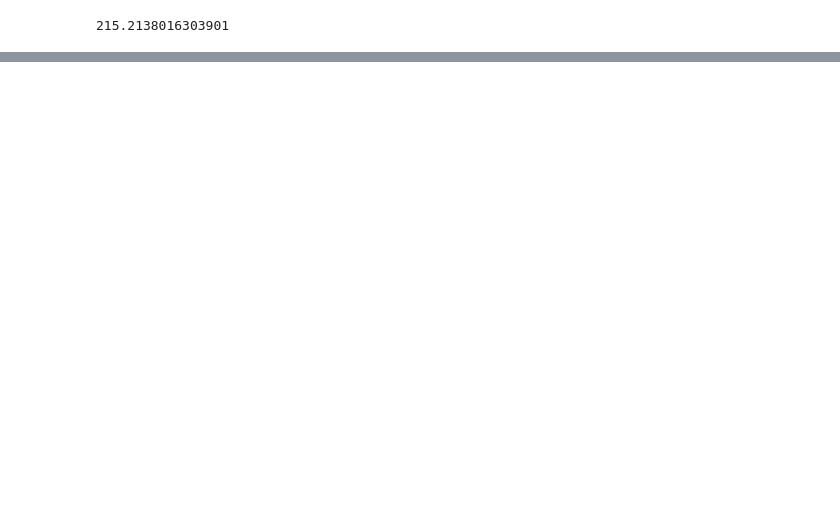
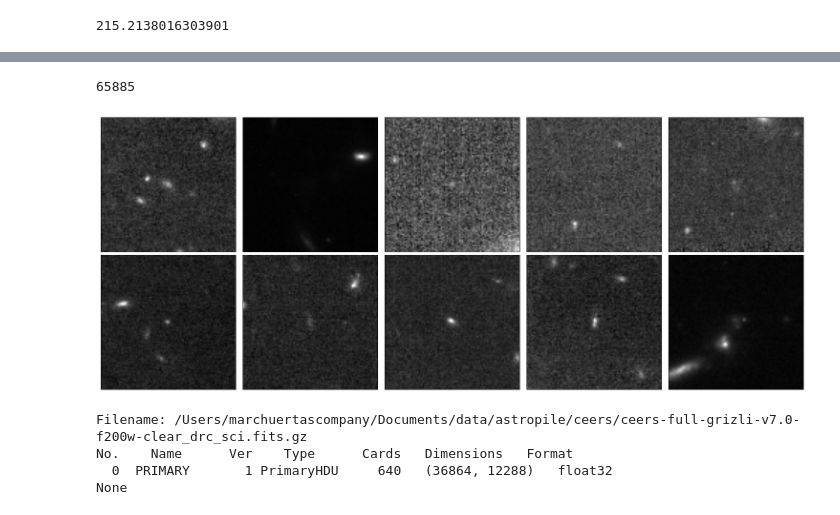
Before and after one commit to AstroPile/AstroPile_prototype, a Jupyter notebook: scripts/jwst/get_cosmosweb.ipynb, the cells around one changed output, grey strips where cells are left out. Cells and saved outputs as stored; diff of their text form; code cells hidden in the pictures; blank space fills up the shorter version.

```diff
--- a/scripts/jwst/get_cosmosweb.ipynb
+++ b/scripts/jwst/get_cosmosweb.ipynb
@@ -9,7 +9,7 @@ import os
 # %%
 #base_url = 'https://s3.amazonaws.com/grizli-v2/JwstMosaics/v6/index.html'
 base_url = 'https://s3.amazonaws.com/grizli-v2/JwstMosaics/v7/index.html'
-output_directory = '/Users/marchuertascompany/Documents/data/astropile/cosweb/'  # Update this path as needed
+output_directory = '/Users/marchuertascompany/Documents/data/astropile/ceers/'  # Update this path as needed
 field_identifier = 'ceers'
 
 # make sure the output directory exists
@@ -155,0 +247,44 @@ filter_list = ['f200w'] # add filters here
+# %%
+print(len(JWST_stamps))
+# %% [output]
+65885
+# %%
+import matplotlib.pyplot as plt
+import numpy as np
+
+# Check if there are at least 10 stamps; if not, use the total number of stamps
+num_stamps = min(10, len(JWST_stamps))
+
+# Select 10 random stamps if there are enough, otherwise select all
+selected_stamps = np.random.choice(JWST_stamps, size=num_stamps, replace=False)
+
+# Create a figure and axes with 2 rows and 5 columns
+fig, axs = plt.subplots(2, 5, figsize=(15, 6))
+
+# Flatten the array of axes to make indexing easier
+axs_flat = axs.flatten()
+
+# Loop through the selected stamps and the flattened axes
+for stamp, ax in zip(selected_stamps, axs_flat):
+    # Display the stamp on the current axis
+    ax.imshow(stamp.data, origin='lower', cmap='gray')
+    # Remove the axis ticks
+    ax.set_xticks([])
+    ax.set_yticks([])
+
+# Hide any unused axes if there are less than 10 stamps
+for i in range(num_stamps, 10):
+    axs_flat[i].axis('off')
+
+# Adjust layout and display the plot
+plt.tight_layout()
+plt.show()
+# %% [output]
+[figure, added]
+# %%
+print(im.info())
+# %% [output]
+Filename: /Users/marchuertascompany/Documents/data/astropile/ceers/ceers-full-grizli-v7.0-f200w-clear_drc_sci.fits.gz
+No.    Name      Ver    Type      Cards   Dimensions   Format
+  0  PRIMARY       1 PrimaryHDU     640   (36864, 12288)   float32
+None
```
Also changed, not shown: parts of 2 cells of this notebook.
